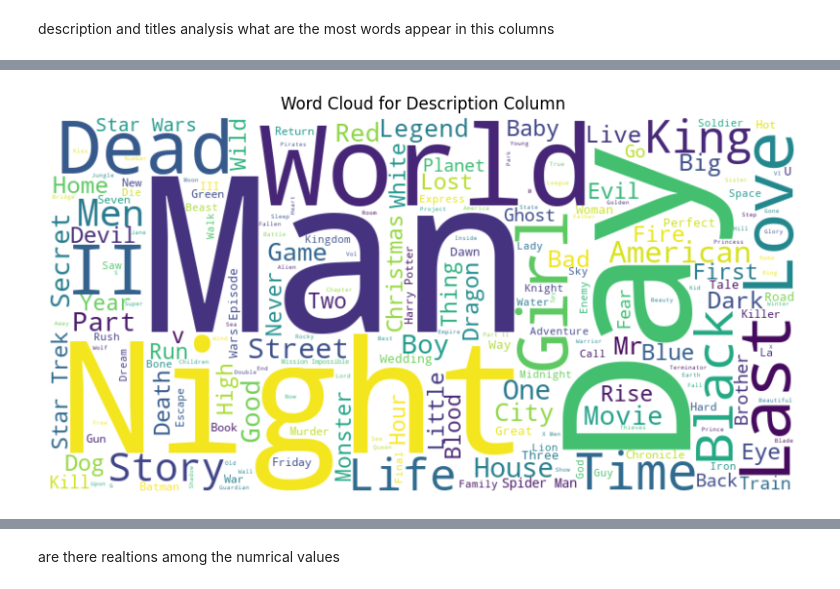
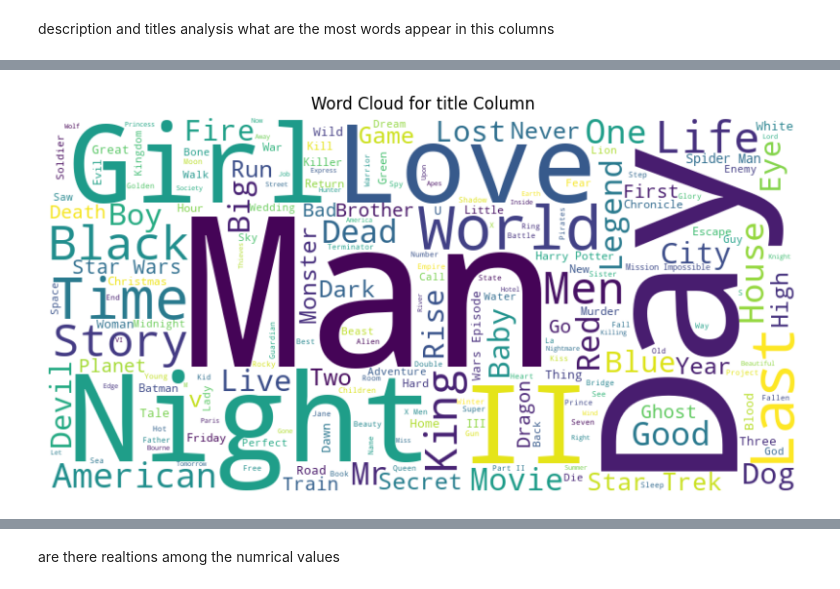
Before and after one commit to Mahmoud2227/DEP-Project, a Jupyter notebook: movie Eda.ipynb, the cells around one changed output, grey strips where cells are left out. Cells and saved outputs as stored; diff of their text form; code cells hidden in the pictures.

```diff
--- a/movie Eda.ipynb
+++ b/movie Eda.ipynb
@@ -231,19 +227,19 @@ plt.show()
 # %%
 
 from wordcloud import WordCloud
 import matplotlib.pyplot as plt
 
 text_data = ' '.join(movie['title'].astype(str))
 
 wordcloud = WordCloud(width=800, height=400, background_color='white').generate(text_data)
 
 plt.figure(figsize=(10, 5))
 plt.imshow(wordcloud, interpolation='bilinear')
 plt.axis('off')
-plt.title('Word Cloud for Description Column')
+plt.title('Word Cloud for title Column')
 plt.show()
 # %% [output]
-[figure, old version]
+[figure, new version]
 # %%
 from collections import Counter
 import nltk
```
Also changed, not shown: parts of 14 cells of this notebook, 1 other file.
